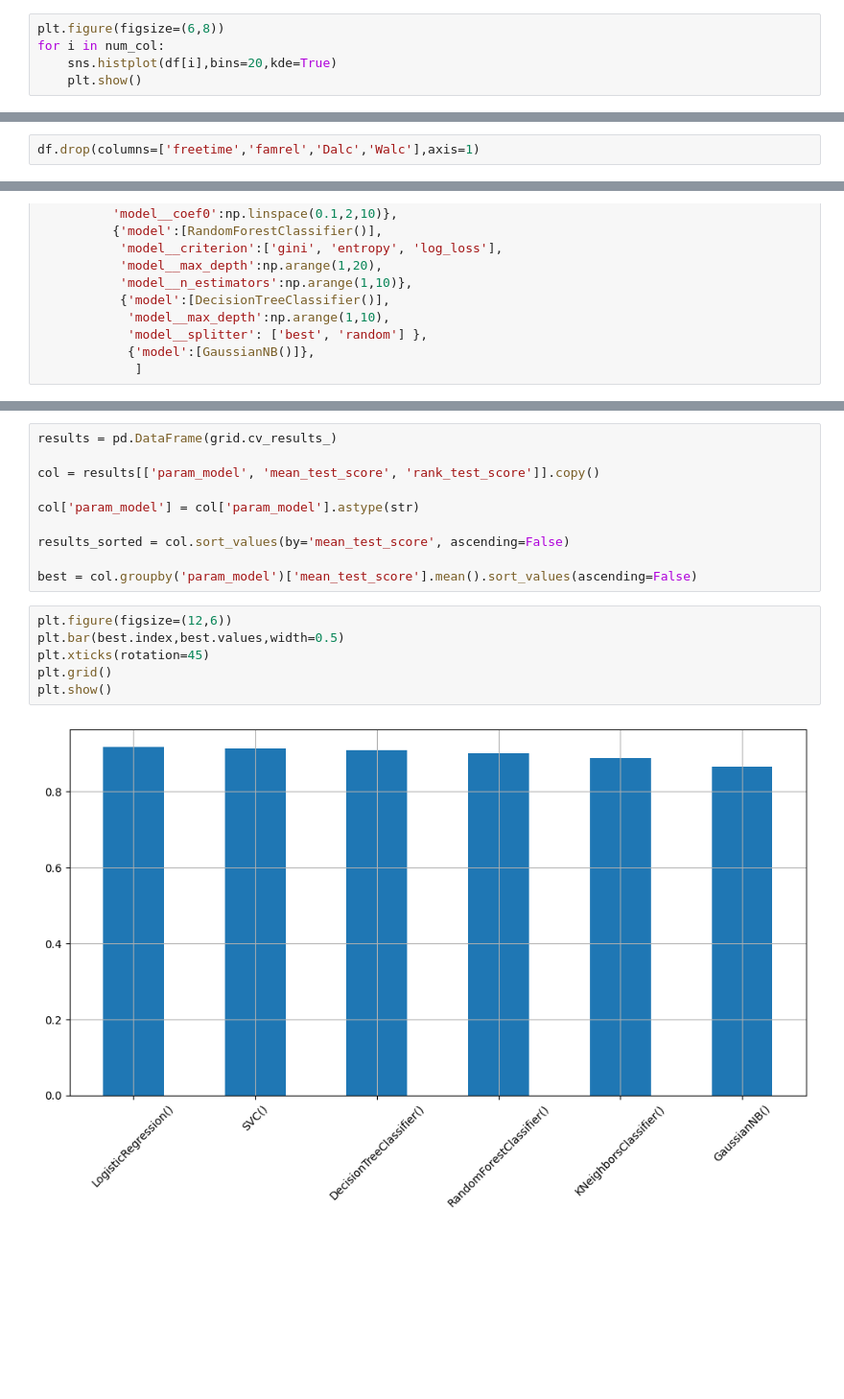
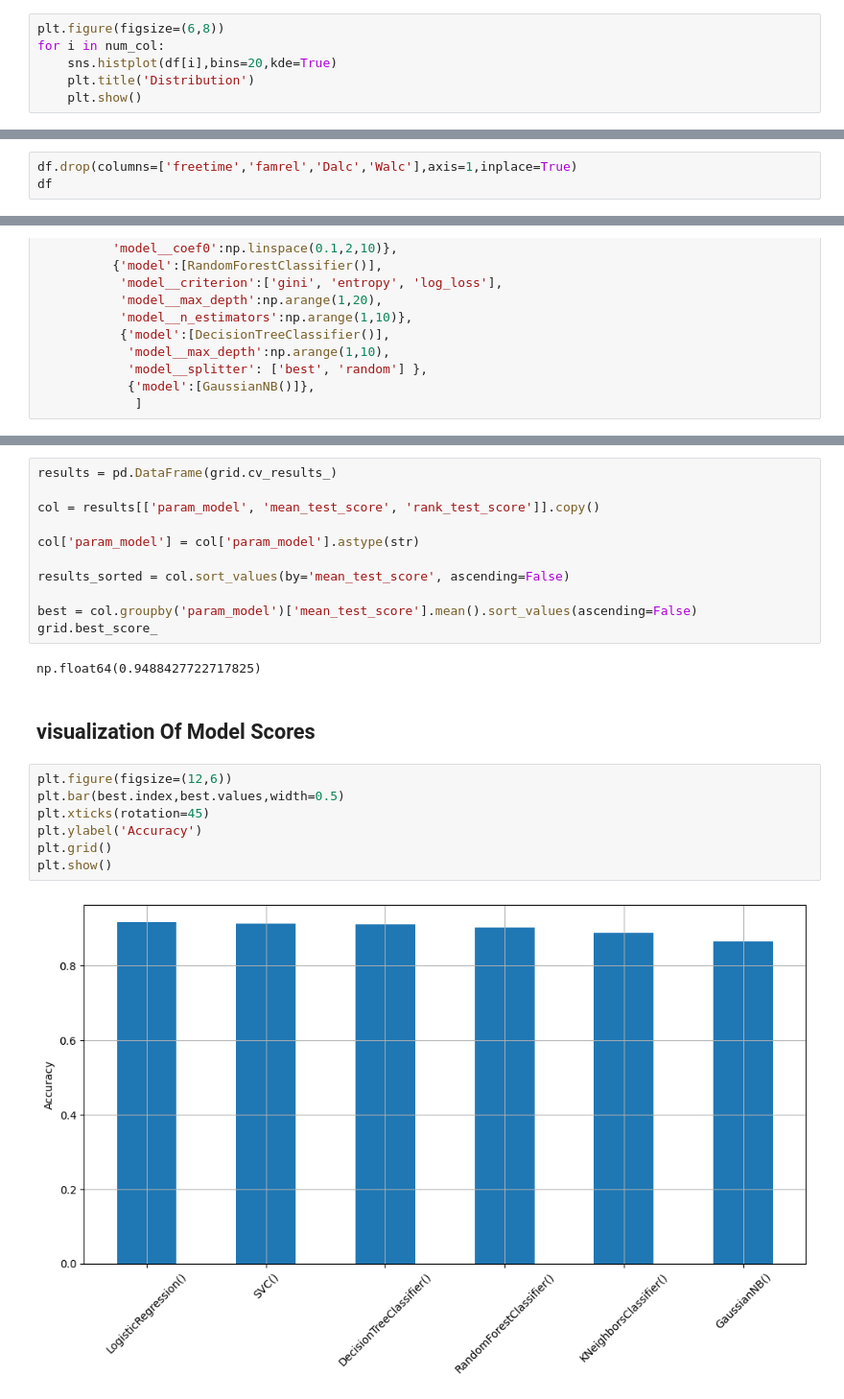
Before and after one commit to ironomar0101-glitch/Predicting-student-performance, a Jupyter notebook: predicting student performance.ipynb, the cells around one changed output, grey strips where cells are left out. Shown: that part at 96% size. Saved outputs shown, nothing was run; the diff lists cells and outputs as text; blank space fills up the shorter version.

```diff
--- a/predicting student performance.ipynb
+++ b/predicting student performance.ipynb
@@ -113,5 +134,6 @@ plt.show()
 plt.figure(figsize=(6,8))
 for i in num_col:
     sns.histplot(df[i],bins=20,kde=True)
+    plt.title('Distribution')
     plt.show()
 # %% [output]
@@ -190,5 +225,6 @@ for i in col_iqr:
 # %%
-df.drop(columns=['freetime','famrel','Dalc','Walc'],axis=1)
+df.drop(columns=['freetime','famrel','Dalc','Walc'],axis=1,inplace=True)
+df
 # %% [output]
 |  | school | sex | age | address | famsize | Pstatus | Medu | Fedu | Mjob | Fjob | ... | ... |
 | 0 | GP | F | 2.944439 | U | GT3 | A | 4 | 4 | at_home | teacher | ... | ... |
@@ -278,11 +323,17 @@ col['param_model'] = col['param_model'].astype(str)
 results_sorted = col.sort_values(by='mean_test_score', ascending=False)
 
 best = col.groupby('param_model')['mean_test_score'].mean().sort_values(ascending=False)
+grid.best_score_
+# %% [output]
+np.float64(0.9488427722717825)
+# %% [markdown]
+<h2>visualization Of Model Scores</h2>
 # %%
 plt.figure(figsize=(12,6))
 plt.bar(best.index,best.values,width=0.5)
 plt.xticks(rotation=45)
+plt.ylabel('Accuracy')
 plt.grid()
 plt.show()
 # %% [output]
-[figure, old version]
+[figure, new version]
```
Also changed, not shown: parts of 44 cells of this notebook, 4 other files.
